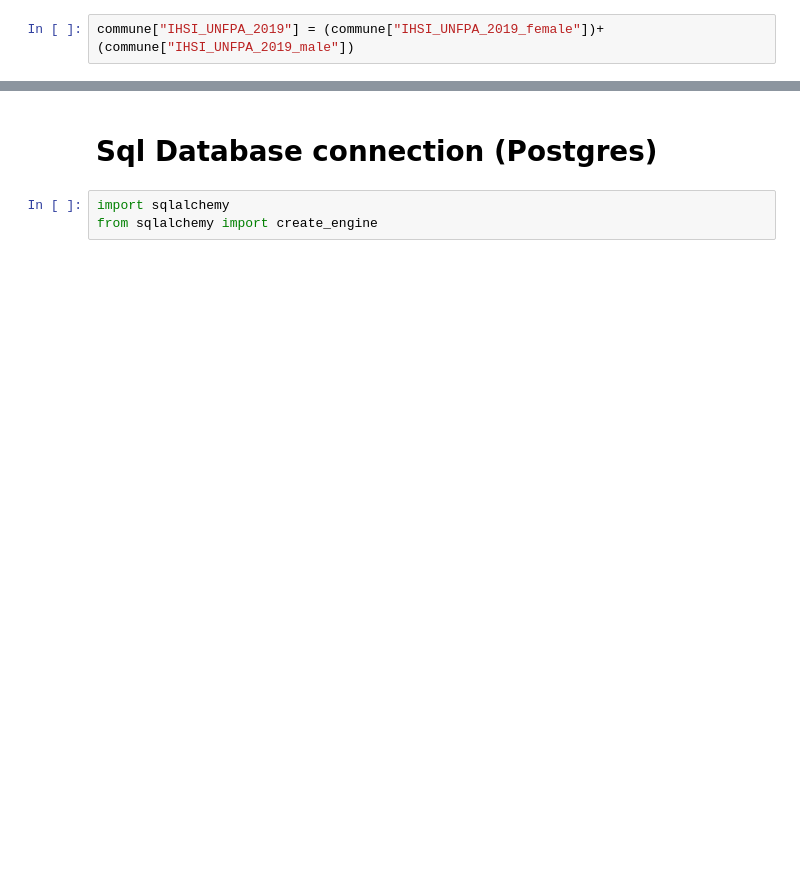
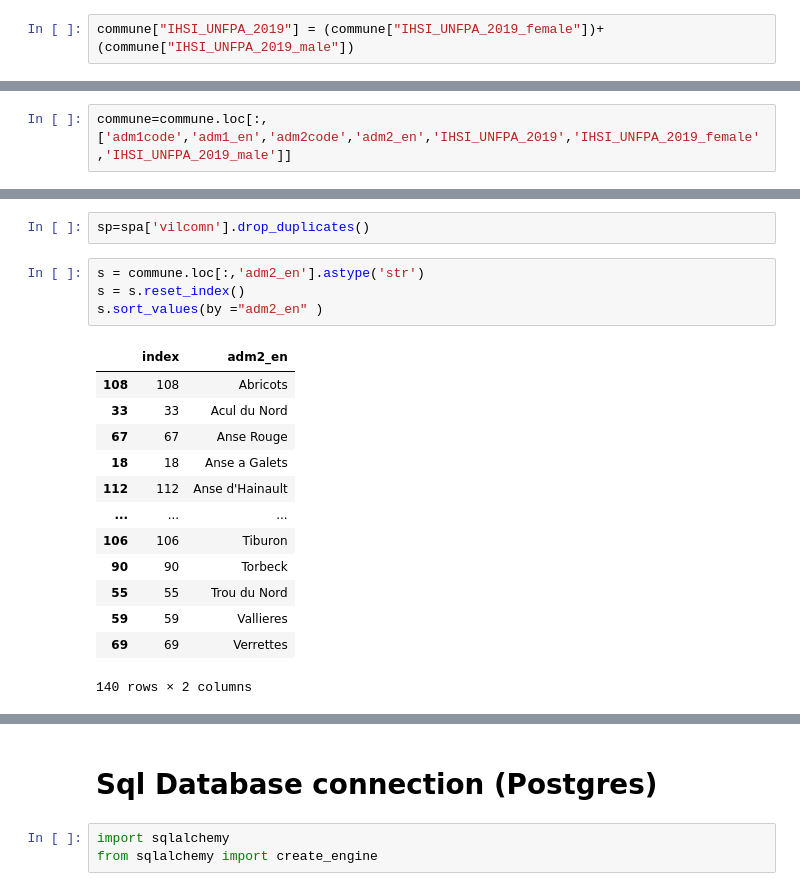
Before and after one commit to Thermoris1212/SQL-AND-POWER-BI-PROJECT, a Jupyter notebook: sql.ipynb, the cells around one changed output, grey strips where cells are left out. Saved outputs shown, nothing was run; the diff lists cells and outputs as text; blank space fills up the shorter version.

```diff
--- a/sql.ipynb
+++ b/sql.ipynb
@@ -170,0 +231,2 @@ commune.head(5)
+# %%
+commune=commune.loc[:,['adm1code','adm1_en','adm2code','adm2_en','IHSI_UNFPA_2019','IHSI_UNFPA_2019_female','IHSI_UNFPA_2019_male']]
@@ -170,0 +268,20 @@ commune.head(5)
+# %%
+sp=spa['vilcomn'].drop_duplicates()
+# %%
+s = commune.loc[:,'adm2_en'].astype('str')
+s = s.reset_index()
+s.sort_values(by ="adm2_en" )
+# %% [output]
+|  | index | adm2_en |
+| 108 | 108 | Abricots |
+| 33 | 33 | Acul du Nord |
+| 67 | 67 | Anse Rouge |
+| 18 | 18 | Anse a Galets |
+| 112 | 112 | Anse d'Hainault |
+| ... | ... | ... |
+| 106 | 106 | Tiburon |
+| 90 | 90 | Torbeck |
+| 55 | 55 | Trou du Nord |
+| 59 | 59 | Vallieres |
+| 69 | 69 | Verrettes |
+140 rows × 2 columns
```
Also changed, not shown: parts of 39 cells of this notebook.
